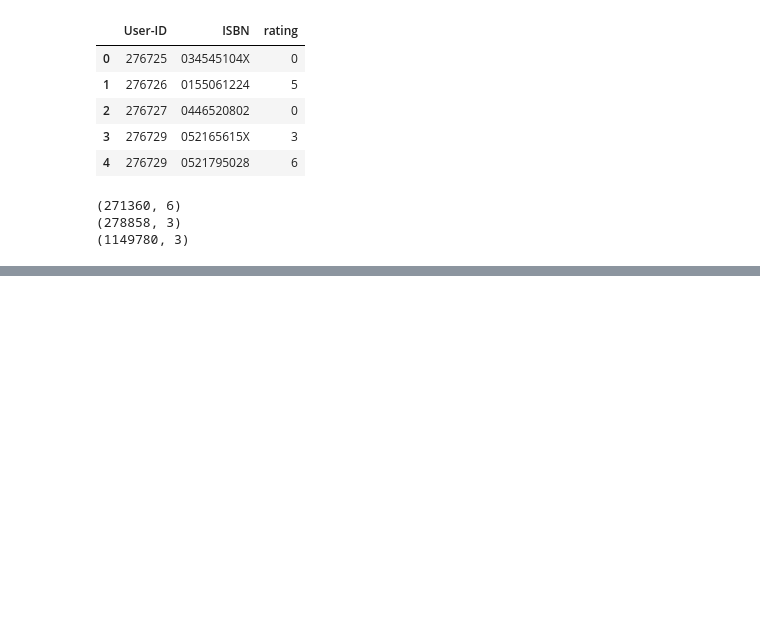
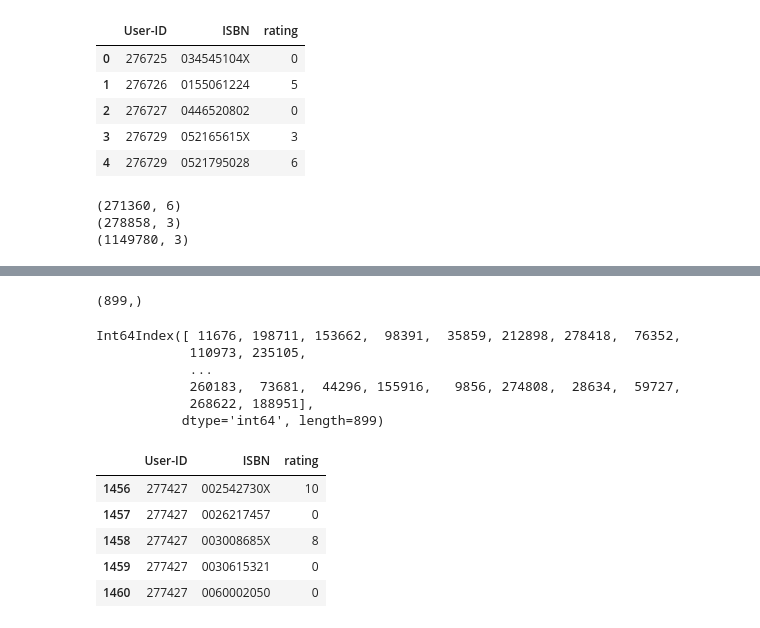
Before and after one commit to tedcodehot/End-to-End-Book-recommender-system, a Jupyter notebook: notebook/research.ipynb, the cells around one changed output, grey strips where cells are left out. Saved outputs shown, nothing was run; the diff lists cells and outputs as text; code cells hidden in the pictures; blank space fills up the shorter version.

```diff
--- a/notebook/research.ipynb
+++ b/notebook/research.ipynb
@@ -137,0 +166,4 @@ print(books.shape,users.shape,ratings.shape,sep='\n')
+# %%
+x[x].shape
+# %% [output]
+(899,)
@@ -137,0 +172,9 @@ print(books.shape,users.shape,ratings.shape,sep='\n')
+# %%
+y
+# %% [output]
+Int64Index([ 11676, 198711, 153662,  98391,  35859, 212898, 278418,  76352,
+            110973, 235105,
+            ...
+            260183,  73681,  44296, 155916,   9856, 274808,  28634,  59727,
+            268622, 188951],
+           dtype='int64', length=899)
@@ -137,0 +183,9 @@ print(books.shape,users.shape,ratings.shape,sep='\n')
+# %%
+ratings.head()
+# %% [output]
+|  | User-ID | ISBN | rating |
+| 1456 | 277427 | 002542730X | 10 |
+| 1457 | 277427 | 0026217457 | 0 |
+| 1458 | 277427 | 003008685X | 8 |
+| 1459 | 277427 | 0030615321 | 0 |
+| 1460 | 277427 | 0060002050 | 0 |
```
Also changed, not shown: parts of 15 cells of this notebook.
